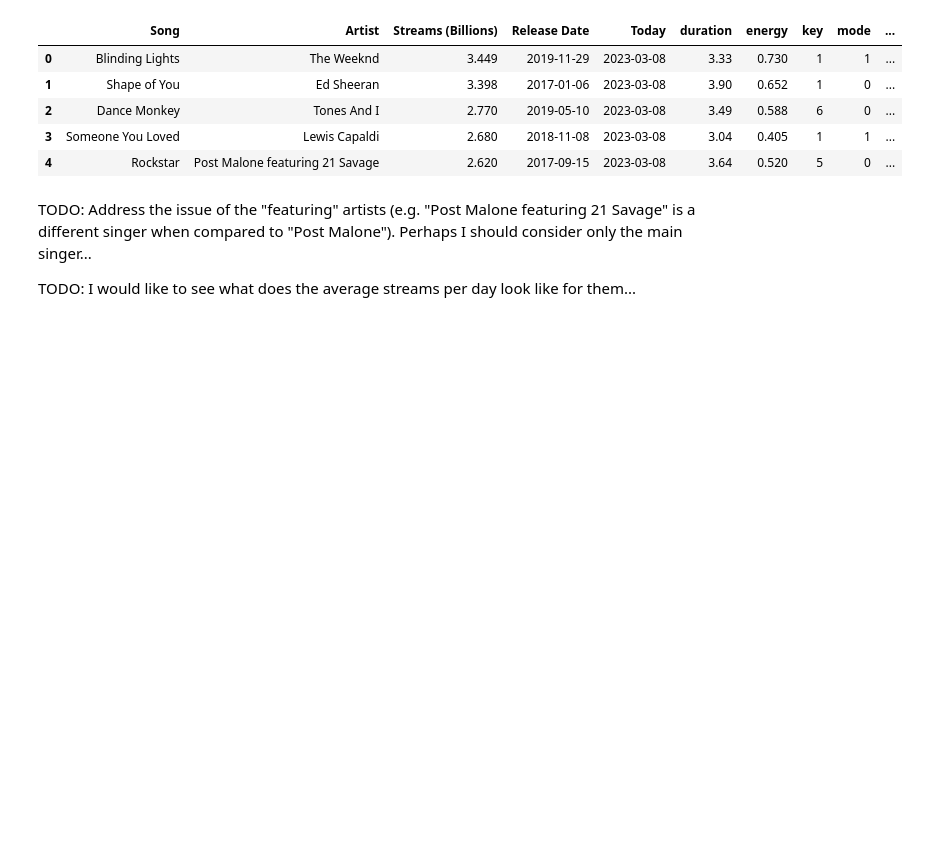
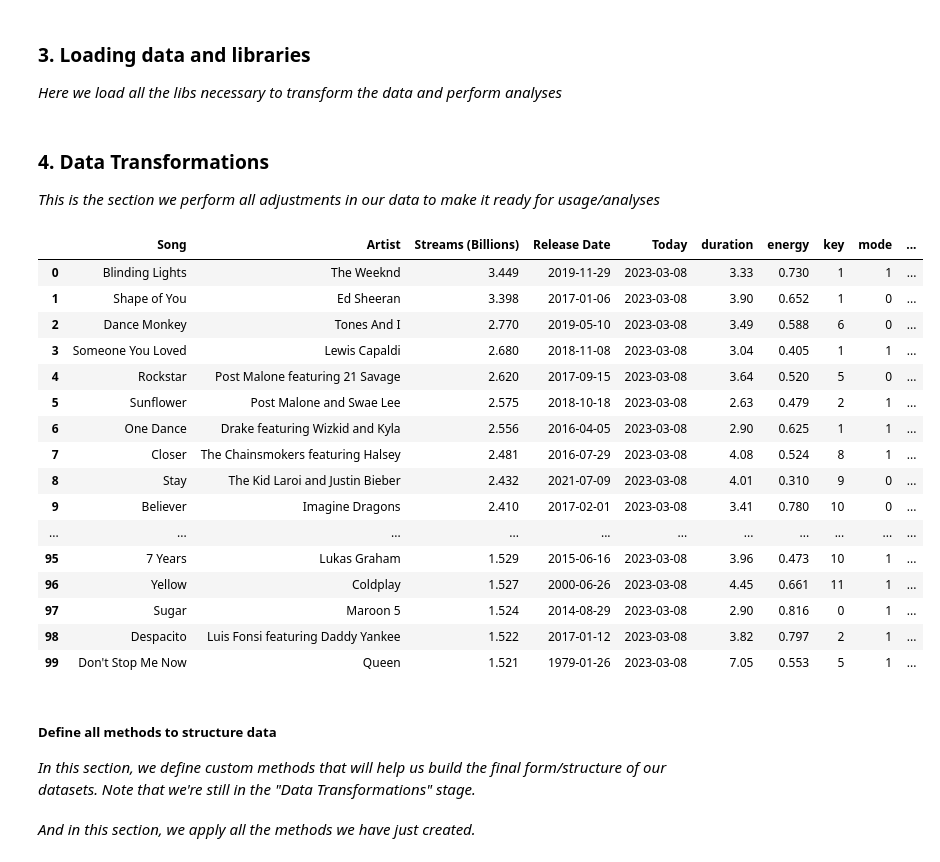
Before and after one commit to svlobao/data_analysis, a Jupyter notebook: scripts/spotify_songs.ipynb, the cells around one changed output. Drawn from its saved outputs; the diff is of its cells as text; code cells hidden in the pictures; blank space fills up the shorter version.

```diff
--- a/scripts/spotify_songs.ipynb
+++ b/scripts/spotify_songs.ipynb
@@ -82,5 +82,9 @@ Dataset source: https://www.kaggle.com/datasets/amaanansari09/most-streamed-song
 4. What is the total number of streams these artists have now and before launching each of these songs?
 
 5. How much revenue each song has made?
+# %% [markdown]
+<h3>3. Loading data and libraries</h3>
+
+<i>Here we load all the libs necessary to transform the data and perform analyses</i>
 # %%
 # Import everything you need
@@ -101,32 +104,43 @@ pd.set_option('display.width', 10000)
 features_file_path = f"../datasets/Spotify Songs/Features.csv"
 
 streams_file_path = f"../datasets/Spotify Songs/Streams.csv"
+# %% [markdown]
+<h3>4. Data Transformations</h3>
+
+<i>This is the section we perform all adjustments in our data to make it ready for usage/analyses</i>
 # %%
 # Do all transformations needed to your data and enable analysis
 df_features = pd.read_csv(features_file_path)
 df_streams = pd.read_csv(streams_file_path)
 
 df_merge = pd.merge(left=df_streams, left_on="Song", right=df_features, right_on="name")
 
 df_merge = df_merge[["Song", "Artist", "Streams (Billions)", "Release Date", "duration", "energy", "key", "mode", "loudness", "tempo"]]
 
 todays_date = date(2023, 3, 8)
 df_merge.insert(4, "Today", todays_date)
 df_merge['Release Date'] = df_merge['Release Date'].astype('string')
 df_merge['Release Date'] = df_merge['Release Date'].apply(lambda x: parse(x).date())
 
 df_merge['Aging in Days'] = df_merge['Today'] - df_merge['Release Date']
 df_merge['Aging in Days'] = df_merge['Aging in Days'].dt.total_seconds() / (60*60*24)
 
-df_merge.head()
+df_merge
 # %% [output]
 |  | Song | Artist | Streams (Billions) | Release Date | Today | duration | energy | key | mode | ... |
 | 0 | Blinding Lights | The Weeknd | 3.449 | 2019-11-29 | 2023-03-08 | 3.33 | 0.730 | 1 | 1 | ... |
 | 1 | Shape of You | Ed Sheeran | 3.398 | 2017-01-06 | 2023-03-08 | 3.90 | 0.652 | 1 | 0 | ... |
 | 2 | Dance Monkey | Tones And I | 2.770 | 2019-05-10 | 2023-03-08 | 3.49 | 0.588 | 6 | 0 | ... |
 | 3 | Someone You Loved | Lewis Capaldi | 2.680 | 2018-11-08 | 2023-03-08 | 3.04 | 0.405 | 1 | 1 | ... |
 | 4 | Rockstar | Post Malone featuring 21 Savage | 2.620 | 2017-09-15 | 2023-03-08 | 3.64 | 0.520 | 5 | 0 | ... |
+| 5 | Sunflower | Post Malone and Swae Lee | 2.575 | 2018-10-18 | 2023-03-08 | 2.63 | 0.479 | 2 | 1 | ... |
+| 6 | One Dance | Drake featuring Wizkid and Kyla | 2.556 | 2016-04-05 | 2023-03-08 | 2.90 | 0.625 | 1 | 1 | ... |
+| 7 | Closer | The Chainsmokers featuring Halsey | 2.481 | 2016-07-29 | 2023-03-08 | 4.08 | 0.524 | 8 | 1 | ... |
+| 8 | Stay | The Kid Laroi and Justin Bieber | 2.432 | 2021-07-09 | 2023-03-08 | 4.01 | 0.310 | 9 | 0 | ... |
+| 9 | Believer | Imagine Dragons | 2.410 | 2017-02-01 | 2023-03-08 | 3.41 | 0.780 | 10 | 0 | ... |
+| ... | ... | ... | ... | ... | ... | ... | ... | ... | ... | ... |
+| 95 | 7 Years | Lukas Graham | 1.529 | 2015-06-16 | 2023-03-08 | 3.96 | 0.473 | 10 | 1 | ... |
+| 96 | Yellow | Coldplay | 1.527 | 2000-06-26 | 2023-03-08 | 4.45 | 0.661 | 11 | 1 | ... |
+| 97 | Sugar | Maroon 5 | 1.524 | 2014-08-29 | 2023-03-08 | 2.90 | 0.816 | 0 | 1 | ... |
+| 98 | Despacito | Luis Fonsi featuring Daddy Yankee | 1.522 | 2017-01-12 | 2023-03-08 | 3.82 | 0.797 | 2 | 1 | ... |
+| 99 | Don't Stop Me Now | Queen | 1.521 | 1979-01-26 | 2023-03-08 | 7.05 | 0.553 | 5 | 1 | ... |
-# %% [markdown]
-TODO: Address the issue of the "featuring" artists (e.g. "Post Malone featuring 21 Savage" is a different singer when compared to "Post Malone"). Perhaps I should consider only the main singer...
-
-TODO: I would like to see what does the average streams per day look like for them...
@@ -140 +147,4 @@ def splitArtist(dataframe, separator):
+# %% [markdown]
+<h5>Define all methods to structure data</h5>
+<i>In this section, we define custom methods that will help us build the final form/structure of our datasets. Note that we're still in the "Data Transformations" stage.</i>
 # %%
@@ -165 +209,3 @@ all_artists = findAllArtists(artist_objs_list=artist_objs_list,         separato
+# %% [markdown]
+<i>And in this section, we apply all the methods we have just created.</i>
 # %%
```
Also changed, not shown: parts of 33 cells of this notebook.
